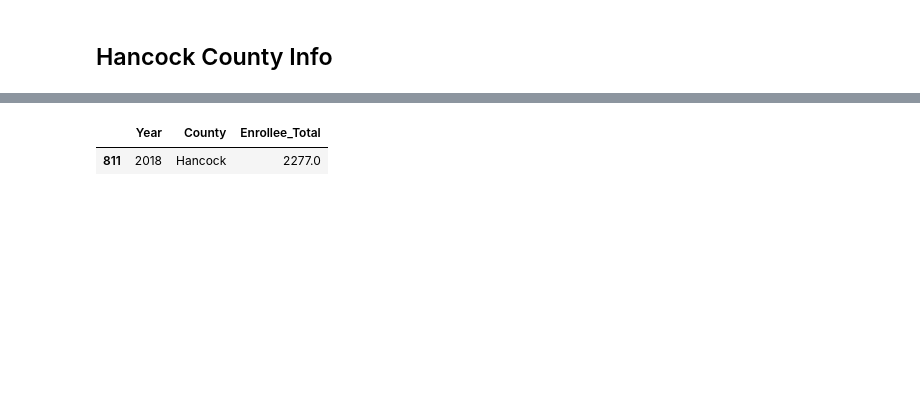
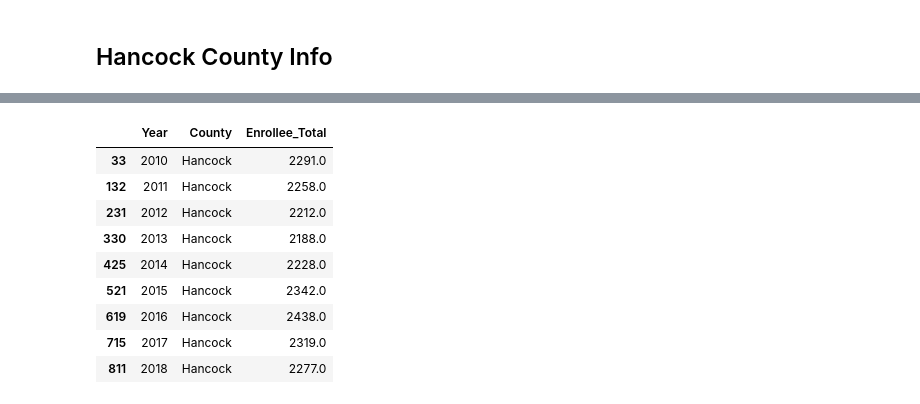
Before and after one commit to bryanclanton/TennCare-Enrollment-Analysis, a Jupyter notebook: TennCare_Enrollment_Analysis.ipynb, the cells around one changed output, grey strips where cells are left out. Cells and saved outputs as stored; diff of their text form; code cells hidden in the pictures; blank space fills up the shorter version.

```diff
--- a/TennCare_Enrollment_Analysis.ipynb
+++ b/TennCare_Enrollment_Analysis.ipynb
@@ -44,7 +44,7 @@ enrollment.head()
 | 3 | Bledsoe | 2018-01-01 | 2018 | January | 720 | 71 | 766 | 119 | ... |
 | 4 | Blount | 2018-01-01 | 2018 | January | 6030 | 507 | 6029 | 673 | ... |
 # %%
-county_avg = round(enrollment.groupby(['Year', 'County'])['Enrollee_Total'].mean().reset_index(),0)
+county_avg = round(enrollment.groupby(['Year', 'County'])['Enrollee_Total'].mean().reset_index())
 county_avg.head()
 # %% [output]
 |  | Year | County | Enrollee_Total |
@@ -364,7 +404,14 @@ population_enrollee_2018.head(10)
 # %%
-county_avg_county = county_avg[county_avg.Year == 2018]
-county_avg_county = county_avg_county[county_avg_county.County == 'Hancock']
-county_avg_county.head()
+county_avg_hancock = county_avg[county_avg.County == 'Hancock']
+county_avg_hancock.head(15)
 # %% [output]
 |  | Year | County | Enrollee_Total |
+| 33 | 2010 | Hancock | 2291.0 |
+| 132 | 2011 | Hancock | 2258.0 |
+| 231 | 2012 | Hancock | 2212.0 |
+| 330 | 2013 | Hancock | 2188.0 |
+| 425 | 2014 | Hancock | 2228.0 |
+| 521 | 2015 | Hancock | 2342.0 |
+| 619 | 2016 | Hancock | 2438.0 |
+| 715 | 2017 | Hancock | 2319.0 |
 | 811 | 2018 | Hancock | 2277.0 |
```
Also changed, not shown: parts of 8 cells of this notebook, 3 other files.
